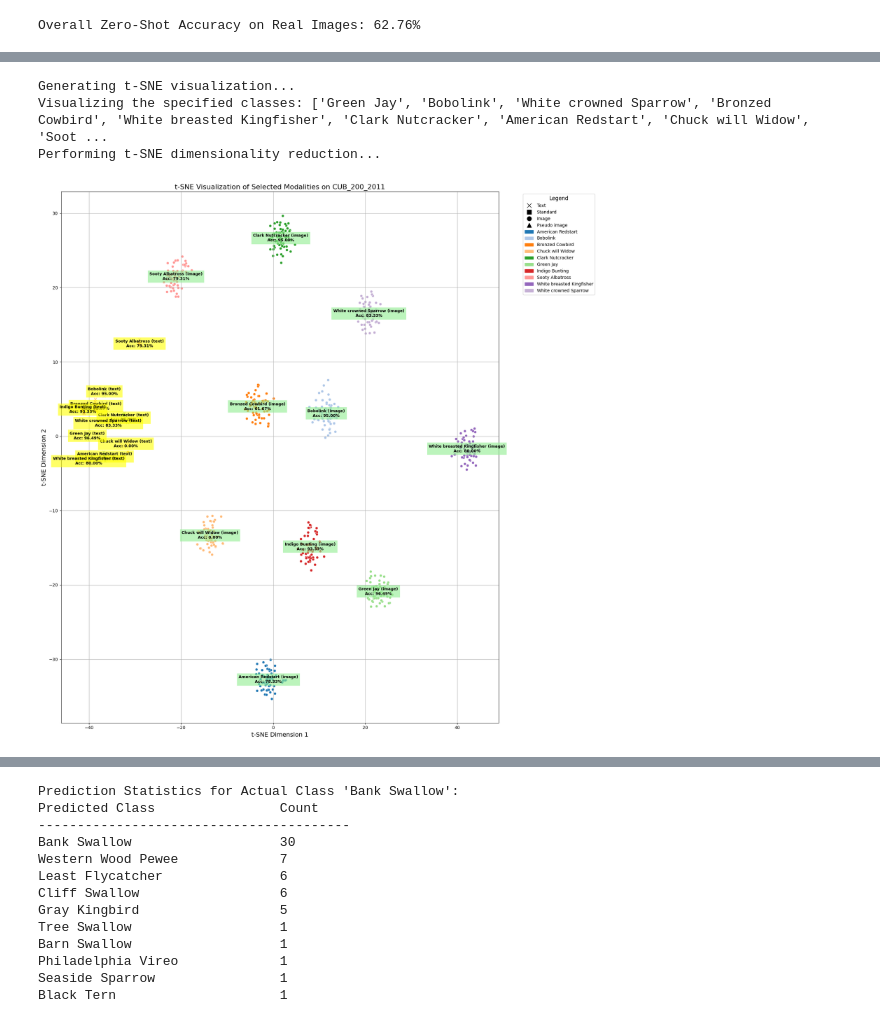
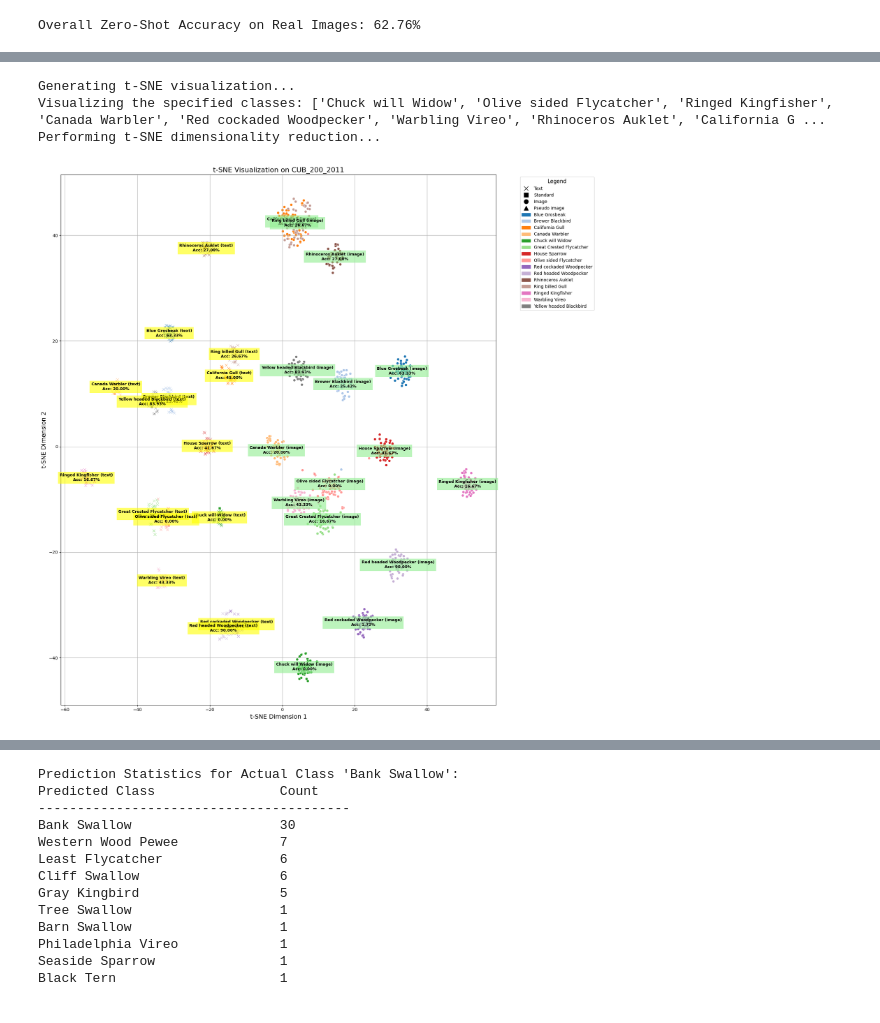
Before and after one commit to ywugwu/ms-thesis, a Jupyter notebook: q4_text_prior.ipynb, the cells around one changed output, grey strips where cells are left out. Drawn from its saved outputs; the diff is of its cells as text; code cells hidden in the pictures.

```diff
--- a/q4_text_prior.ipynb
+++ b/q4_text_prior.ipynb
@@ -37,7 +37,7 @@ MODEL_NAME = "openai/clip-vit-large-patch14"
 PSEUDO_IMAGES_FOLDER = f'pseudo_images/{DATASET_NAME}'
 BATCH_SIZE = 64         # Adjust based on your GPU memory
 KNN_BATCH_SIZE = 1024   # For zero-shot accuracy computation
-NUM_CAPTIONS = 32       # Number of alternative captions per class
+NUM_CAPTIONS = 40       # Number of alternative captions per class
 TSNE_PERPLEXITY = 30    # Perplexity parameter for t-SNE
 TSNE_N_ITER = 1000      # Number of iterations for t-SNE
 TOP_K_CLASSES = 12      # Number of classes to visualize in t-SNE
@@ -551,7 +624,7 @@ X_train, X_test = X[train_index], X[test_index]
 y_train, y_test = y[train_index], y[test_index]
 
 # Initialize and train KNN classifier
-knn_classifier = KNeighborsClassifier(n_neighbors=10, metric='cosine')
+knn_classifier = KNeighborsClassifier(n_neighbors=15, metric='cosine')
 knn_classifier.fit(X_train, y_train)
 
 # Predict probabilities on test data
@@ -895,37 +968,37 @@ def plot_tsne(combined_embeddings, combined_labels, combined_modalities,
     # # Adjust text annotations to prevent overlapping
     # adjust_text(texts, arrowprops=dict(arrowstyle='->', color='red'))
 
-    plt.title(f't-SNE Visualization of Selected Modalities on {DATASET_NAME}', fontsize=16)
+    plt.title(f't-SNE Visualization on {DATASET_NAME}', fontsize=16)
     plt.xlabel('t-SNE Dimension 1', fontsize=14)
     plt.ylabel('t-SNE Dimension 2', fontsize=14)
     plt.grid(True)
     plt.tight_layout()
     plt.show()
 
 
 # =========================
 # t-SNE Visualization with Modality and Class Control
 # =========================
 print("Generating t-SNE visualization...")
 # Define the modalities you want to include in the visualization
 selected_modalities = ['text', 'standard', 'image', 'pseudo_image']  # Modify as needed
 
 # Call the t-SNE plotting function with class control
 # random sample some classes
 import random
 random_classes = random.sample(n_classes, 10)
 plot_tsne(
     combined_embeddings=combined_embeddings,
     combined_labels=combined_labels,
     combined_modalities=combined_modalities,
     per_class_accuracy=real_per_class_accuracy,
     n_classes=n_classes,
     top_k=TOP_K_CLASSES,
     selected_modalities=selected_modalities,
     selected_class_names=problematic_classes+random_classes,
 )
 # %% [output]
 Generating t-SNE visualization...
-Visualizing the specified classes: ['Green Jay', 'Bobolink', 'White crowned Sparrow', 'Bronzed Cowbird', 'White breasted Kingfisher', 'Clark Nutcracker', 'American Redstart', 'Chuck will Widow', 'Soot ...
+Visualizing the specified classes: ['Chuck will Widow', 'Olive sided Flycatcher', 'Ringed Kingfisher', 'Canada Warbler', 'Red cockaded Woodpecker', 'Warbling Vireo', 'Rhinoceros Auklet', 'California G ...
 Performing t-SNE dimensionality reduction...
-[figure, old version]
+[figure, new version]
```
Also changed, not shown: parts of 8 cells of this notebook, 9 other files.
